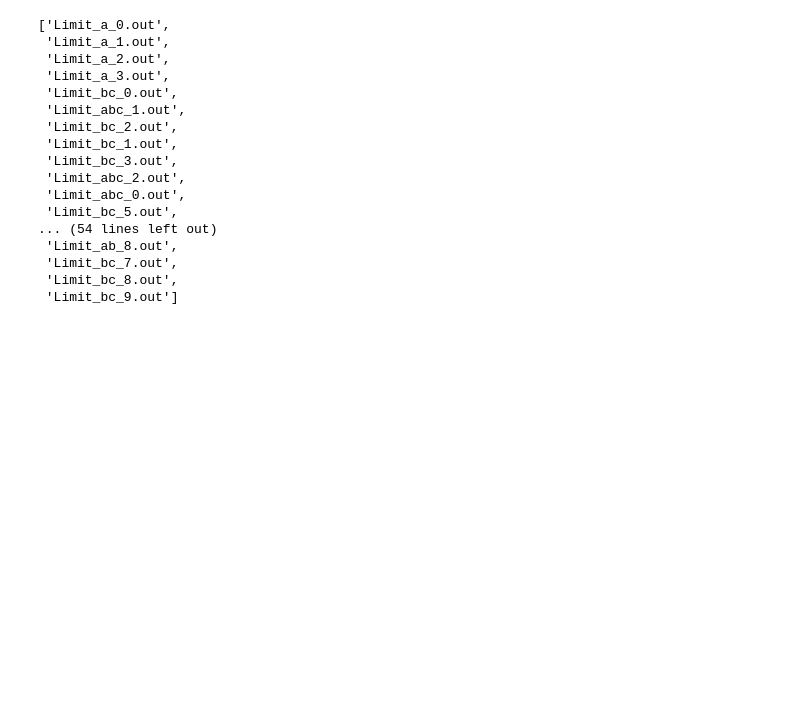
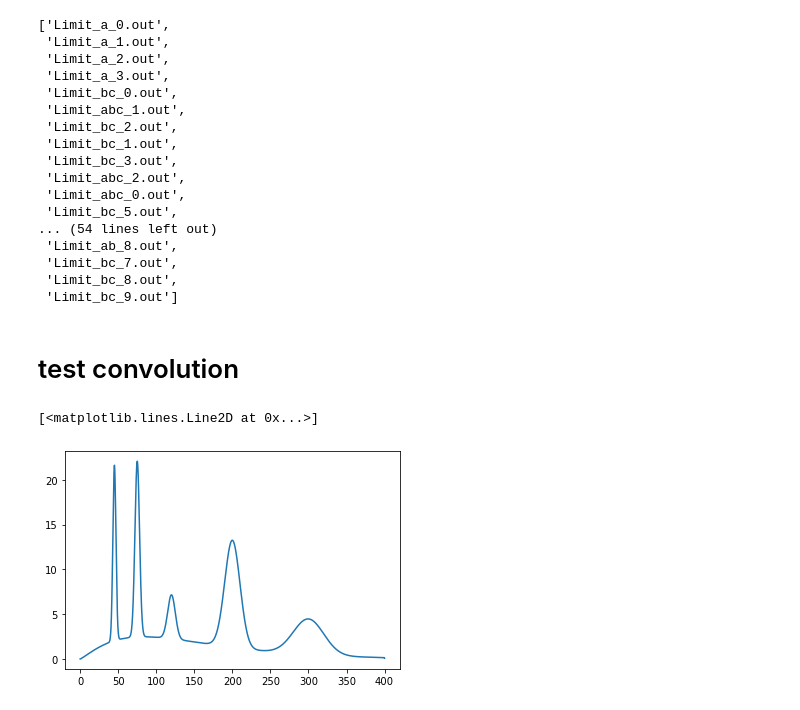
Before and after one commit to fewagner/dm_datarelease, a Jupyter notebook: lh_scratch.ipynb, the cells around one changed output. Cells and saved outputs as stored; diff of their text form; code cells hidden in the pictures; blank space fills up the shorter version.

Commit message:
wip: convolutions

```diff
--- a/lh_scratch.ipynb
+++ b/lh_scratch.ipynb
@@ -287,7 +295,7 @@ def get_limit_lh(dm_pars: np.array,  # 1D array of the the DM masses
                  grids: list,  # list of the grids of efficiencies
                  efficiencies: list,  # the efficiencies on the grids
                  exposures: list,  # the exposures
-                 bndss: list,  # lsit of lists of tuples with bounds of all fit parameters
+                 bndss: list,  # lsit of lists of tuples with bounds of all fit parameters   # TODO add the resolutions
                  ):
     # TODO return of this function needs to be divided by the sum of exposures
 
@@ -297,6 +305,9 @@ def get_limit_lh(dm_pars: np.array,  # 1D array of the the DM masses
     # combine all start values, datas and bounds into a 1D array
     x0s = [0] + list(chain.from_iterable([x0[1:] for x0 in x0s]))
     bnds = [(0, 5e100)] + list(chain.from_iterable([b[1:] for b in bndss]))
+
+    # TODO calc all kernels
+    ...
 
     # here we start with the actual limit calculation
     limit = []
@@ -313,19 +324,19 @@ def get_limit_lh(dm_pars: np.array,  # 1D array of the the DM masses
                  [np.interp(d, g, e) for d, g, e in zip(datas, grids, efficiencies)],  # efficiency
                  bnds,  # bnds
                  npars,
-                 exposures,  # exposures
+                 exposures,  # exposures   # TODO add the resolutions kernel
                  )
 
         # calculate best fit
-        # TODO very important that the initial best fit is really good!!
-        res_best = basinhopping(nll_combined,
-                                x0=x0s,
-                                minimizer_kwargs={'args': args_})  # niter=3, stepsize=10, T=100,
-        # res_best = minimize(nll_combined,
-        #                      method='Nelder-Mead',
-        #                      x0=x0s,
-        #                      args=args_,
-        #                      options={'adaptive': True})  # niter=3, stepsize=10, T=100,
+        # very important that the initial best fit is really good!!
+        # res_best = basinhopping(nll_combined,
+        #                         x0=x0s,
+        #                         minimizer_kwargs={'args': args_})  # niter=3, stepsize=10, T=100,
+        res_best = minimize(nll_combined,
+                             method='Nelder-Mead',
+                             x0=x0s,
+                             args=args_,
+                             options={'adaptive': True})  # niter=3, stepsize=10, T=100,
 
         print('\n lamb: {}, fun: {}, pars best fit: {}'.format(p, res_best.fun, res_best.x))
 
@@ -341,7 +352,7 @@ def get_limit_lh(dm_pars: np.array,  # 1D array of the the DM masses
                          val,  # sig_fixed
                          bnds[1:],  # bnds, but without signal
                          npars,  # npars
-                         exposures,  # exposures
+                         exposures,  # exposures   # TODO add the resolutions kernel
                          )
 
             res = minimize(nll_combined_sigfixed,
@@ -703,3 +714,5 @@ good_files
  'Limit_bc_7.out',
  'Limit_bc_8.out',
  'Limit_bc_9.out']
+# %% [markdown]
+# test convolution
@@ -705,0 +851,19 @@ good_files
+# %%
+idx = 2
+size_grid = grids[idx].shape[0]
+bw = grids[idx][1] - grids[idx][0]
+up = 3*RESOLUTION[idx] if int(6*RESOLUTION[idx]/bw) == 6*RESOLUTION[idx]/bw else 3*RESOLUTION[idx] + bw
+kernel_grid = np.arange(-3*RESOLUTION[idx], up, bw)
+kernel = pdf_normal(kernel_grid, 0., RESOLUTION[idx])
+kernel /= np.sum(kernel)
+
+dens_c_eval = density_carol_nb(x0_carol,
+                 grids[idx],
+                 0.1,
+                 efficiencies[idx],
+                 kernel)
+# %%
+plt.plot(grids[2], dens_c_eval)
+# %% [output]
+[<matplotlib.lines.Line2D at 0x...>]
+[figure, added]
```
Also changed, not shown: parts of 7 cells of this notebook, 42 other files.
